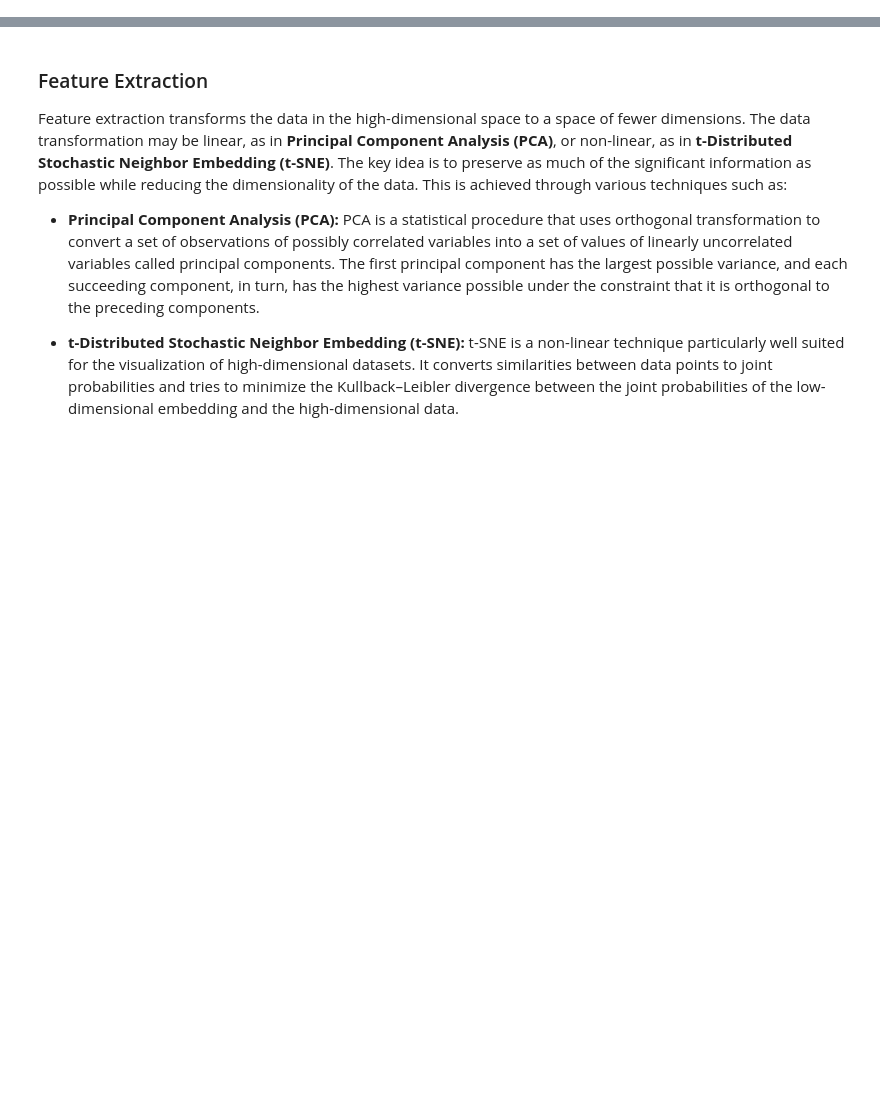
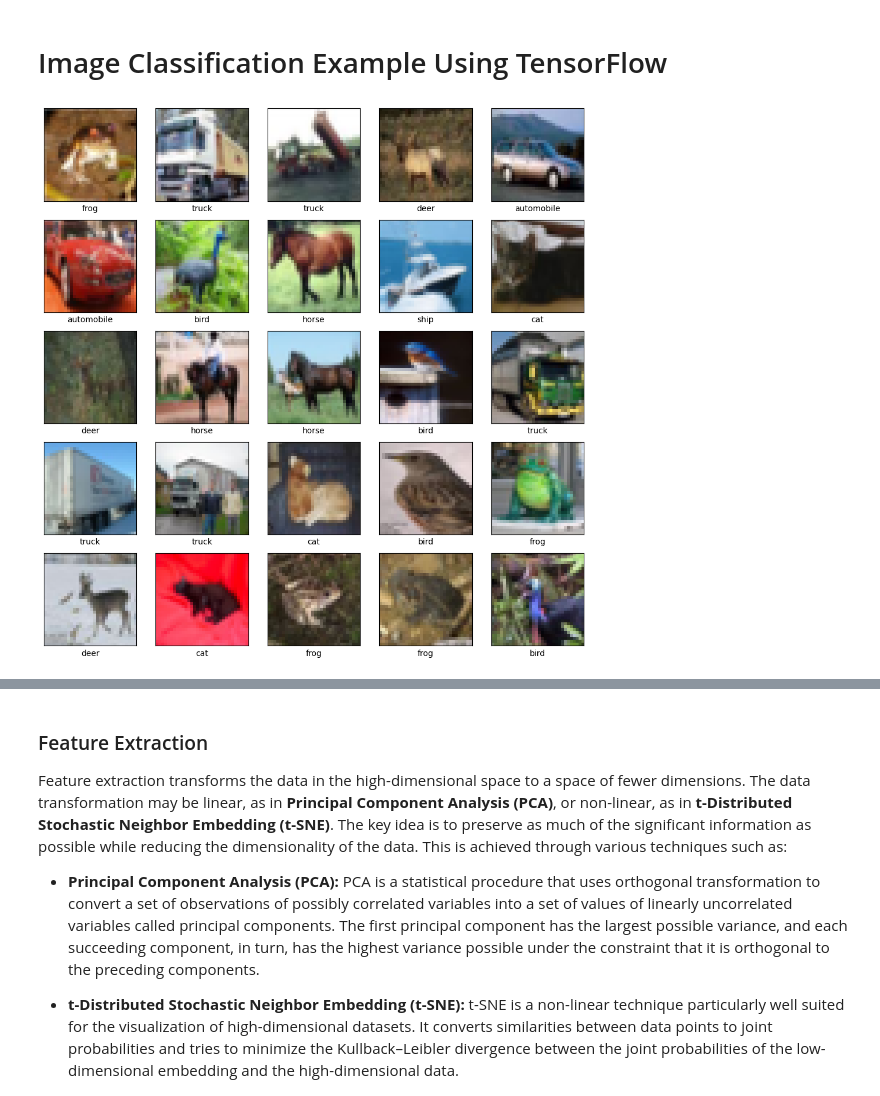
Before and after one commit to gabrielbohnen/intro-to-python, a Jupyter notebook: week6/week6.ipynb, the cells around one changed output, grey strips where cells are left out. Saved outputs shown, nothing was run; the diff lists cells and outputs as text; code cells hidden in the pictures; blank space fills up the shorter version.

```diff
--- a/week6/week6.ipynb
+++ b/week6/week6.ipynb
@@ -431,0 +583,2 @@ Feature selection involves selecting a subset of the most important features fro
+# %% [markdown]
+# Image Classification Example Using TensorFlow
@@ -431,0 +591,22 @@ Feature selection involves selecting a subset of the most important features fro
+# %%
+def show_images(train_images,
+            	class_names,
+            	train_labels,
+            	nb_samples = 25, nb_row = 5):
+
+	plt.figure(figsize=(12, 12))
+	for i in range(nb_samples):
+		plt.subplot(nb_row, nb_row, i + 1)
+		plt.xticks([])
+		plt.yticks([])
+		plt.grid(False)
+		plt.imshow(train_images[i], cmap=plt.cm.binary)
+		plt.xlabel(class_names[train_labels[i][0]])
+	plt.show()
+# %%
+class_names = ['airplane', 'automobile', 'bird', 'cat', 'deer',
+           	'dog', 'frog', 'horse', 'ship', 'truck']
+
+show_images(train_images, class_names, train_labels)
+# %% [output]
+[figure, added]
```
Also changed, not shown: parts of 94 cells of this notebook, 7 other files.
